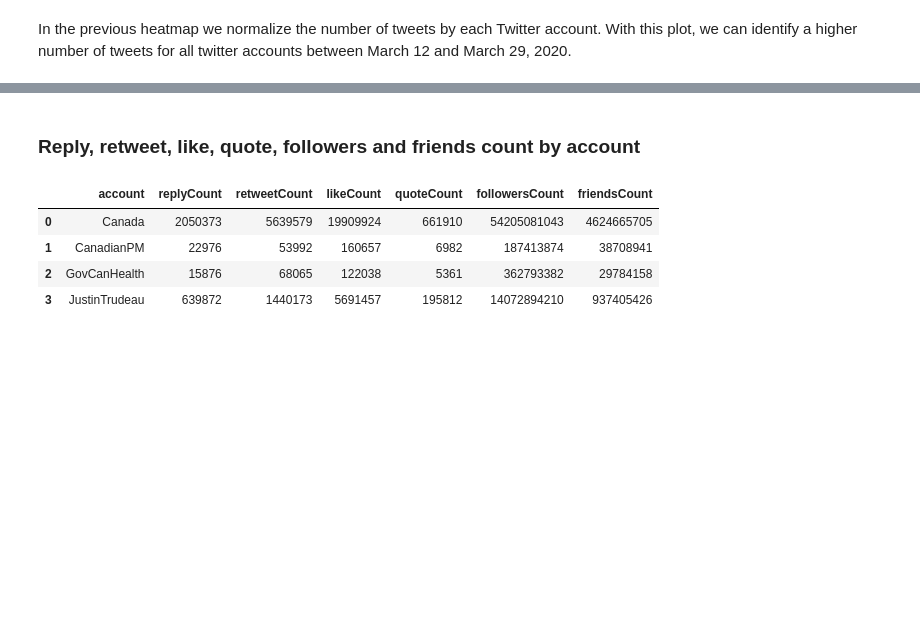
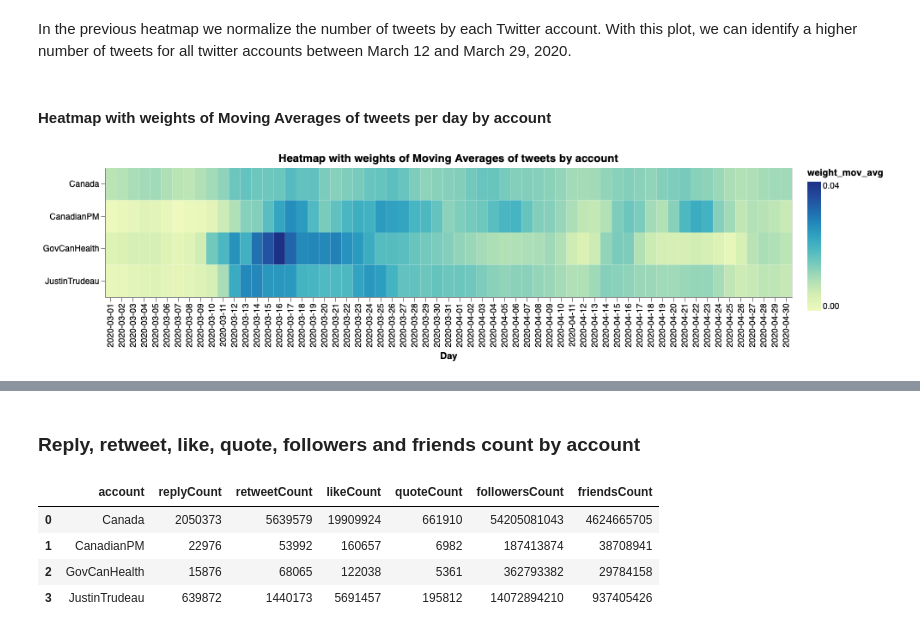
Before and after one commit to vcuspinera/Canada_response_covid, a Jupyter notebook: src/eda.ipynb, the cells around one changed output, grey strips where cells are left out. Cells and saved outputs as stored; diff of their text form; code cells hidden in the pictures; blank space fills up the shorter version.

```diff
--- a/src/eda.ipynb
+++ b/src/eda.ipynb
@@ -421,2 +437,9 @@ base.encode(color='weight').properties(title='Heatmap with weights of tweets by
 # %% [markdown]
 In the previous heatmap we normalize the number of tweets by each Twitter account. With this plot, we can identify a higher number of tweets for all twitter accounts between March 12 and March 29, 2020.
+# %% [markdown]
+#### Heatmap with weights of Moving Averages of tweets per day by account
+# %%
+# use a heatmap to show the weights of moving averages of tweets by account, per day
+base.encode(color='weight_mov_avg').properties(title='Heatmap with weights of Moving Averages of tweets by account')
+# %% [output]
+[figure, added]
```
Also changed, not shown: parts of 15 cells of this notebook.
